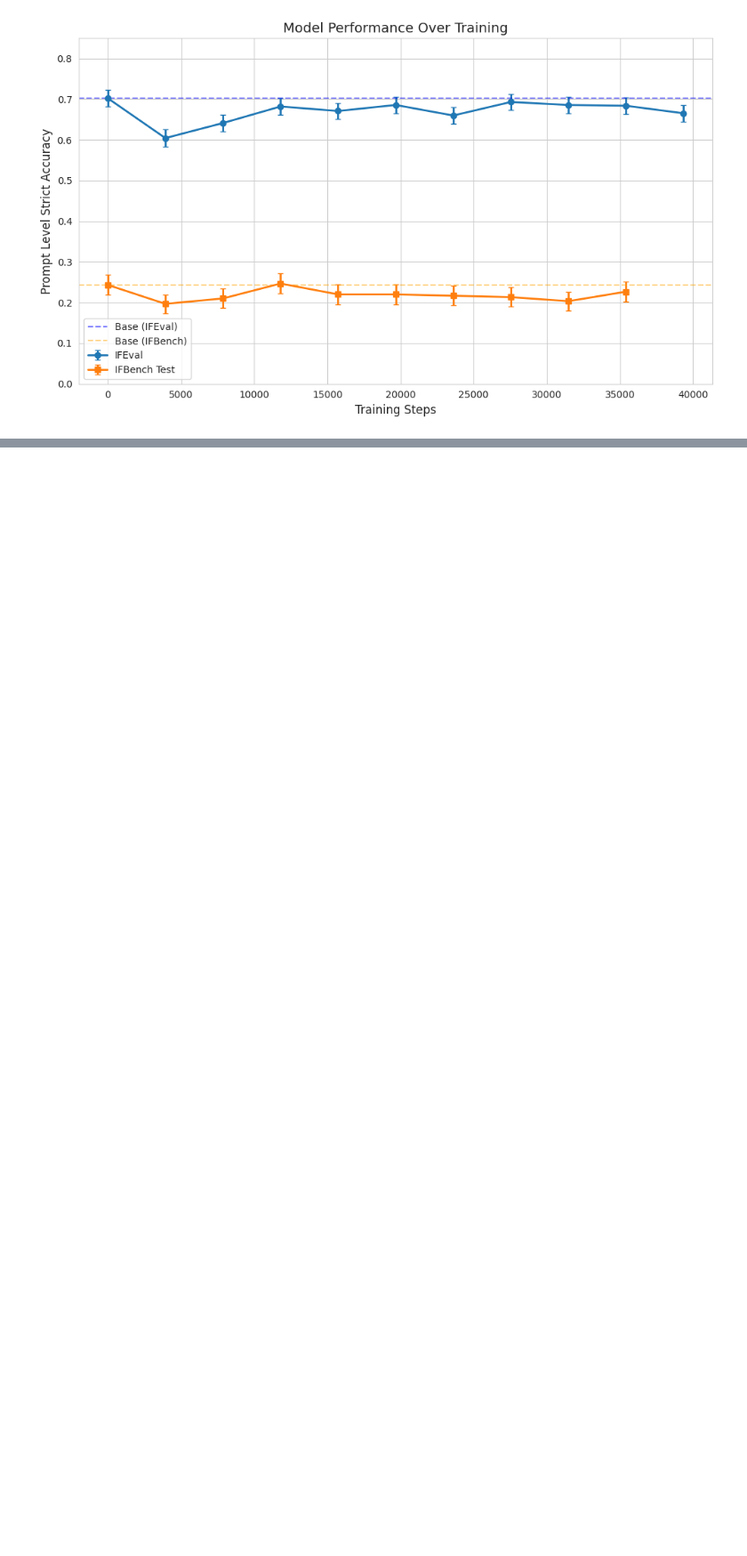
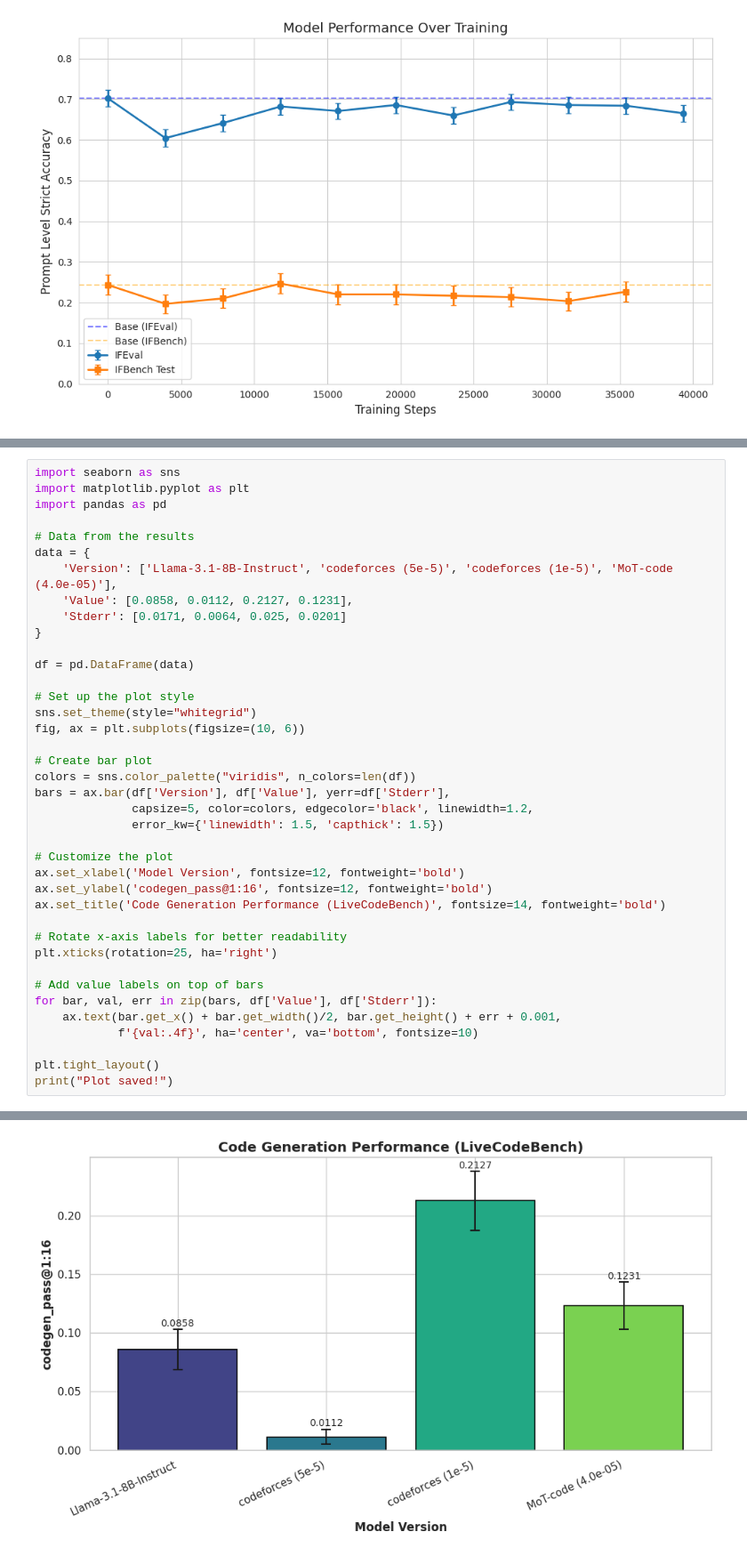
Before and after one commit to Neelectric/open-r1_safety, a Jupyter notebook: data_viz/experimentation_data_viz.ipynb, the cells around one changed output, grey strips where cells are left out. Shown at 89% size. Cells and saved outputs as stored; diff of their text form; blank space fills up the shorter version.

```diff
--- a/data_viz/experimentation_data_viz.ipynb
+++ b/data_viz/experimentation_data_viz.ipynb
@@ -2125,0 +2129,40 @@ plt.show()
+# %%
+import seaborn as sns
+import matplotlib.pyplot as plt
+import pandas as pd
+
+# Data from the results
+data = {
+    'Version': ['Llama-3.1-8B-Instruct', 'codeforces (5e-5)', 'codeforces (1e-5)', 'MoT-code (4.0e-05)'],
+    'Value': [0.0858, 0.0112, 0.2127, 0.1231],
+    'Stderr': [0.0171, 0.0064, 0.025, 0.0201]
+}
+
+df = pd.DataFrame(data)
+
+# Set up the plot style
+sns.set_theme(style="whitegrid")
+fig, ax = plt.subplots(figsize=(10, 6))
+
+# Create bar plot
+colors = sns.color_palette("viridis", n_colors=len(df))
+bars = ax.bar(df['Version'], df['Value'], yerr=df['Stderr'],
+              capsize=5, color=colors, edgecolor='black', linewidth=1.2,
+              error_kw={'linewidth': 1.5, 'capthick': 1.5})
+
+# Customize the plot
+ax.set_xlabel('Model Version', fontsize=12, fontweight='bold')
+ax.set_ylabel('codegen_pass@1:16', fontsize=12, fontweight='bold')
+ax.set_title('Code Generation Performance (LiveCodeBench)', fontsize=14, fontweight='bold')
+
+# Rotate x-axis labels for better readability
+plt.xticks(rotation=25, ha='right')
+
+# Add value labels on top of bars
+for bar, val, err in zip(bars, df['Value'], df['Stderr']):
+    ax.text(bar.get_x() + bar.get_width()/2, bar.get_height() + err + 0.001,
+            f'{val:.4f}', ha='center', va='bottom', fontsize=10)
+
+plt.tight_layout()
+print("Plot saved!")
+# %% [output]
@@ -2125,0 +2170 @@ plt.show()
+[figure, added]
```
Also changed, not shown: parts of 6 cells of this notebook, 9 other files.
